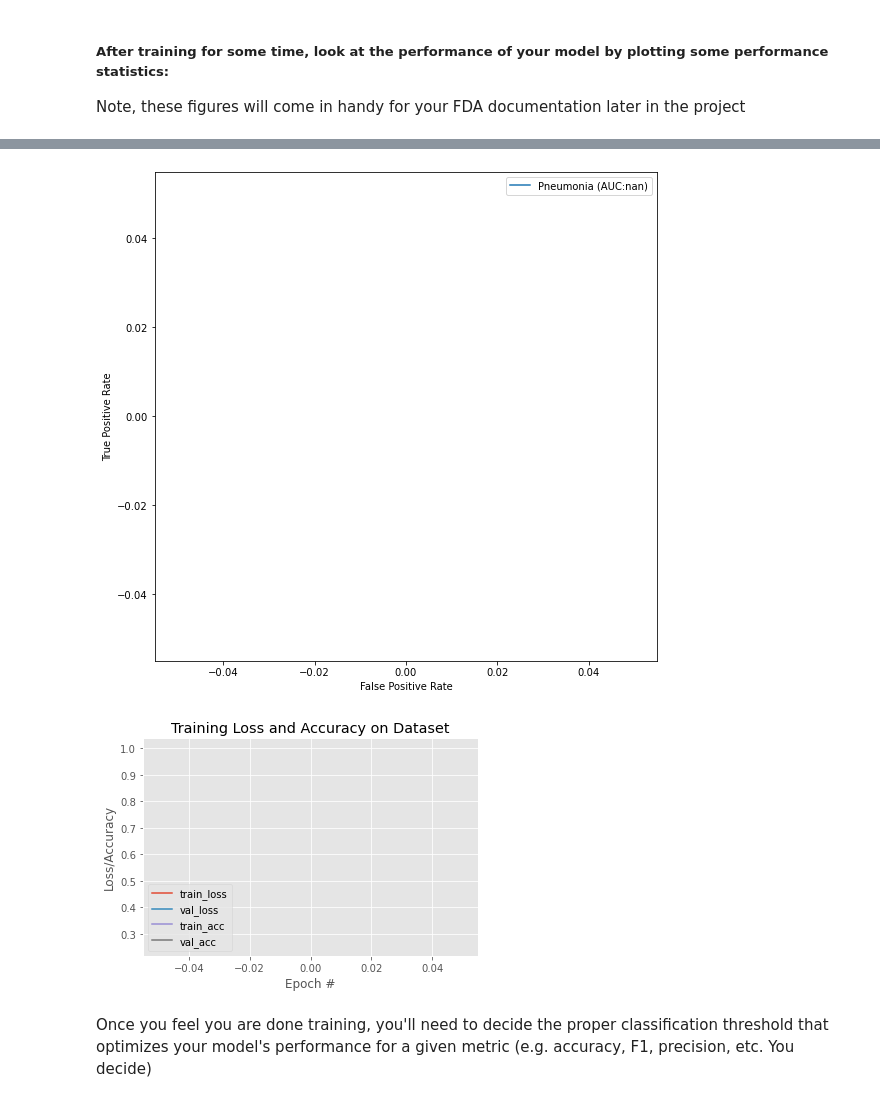
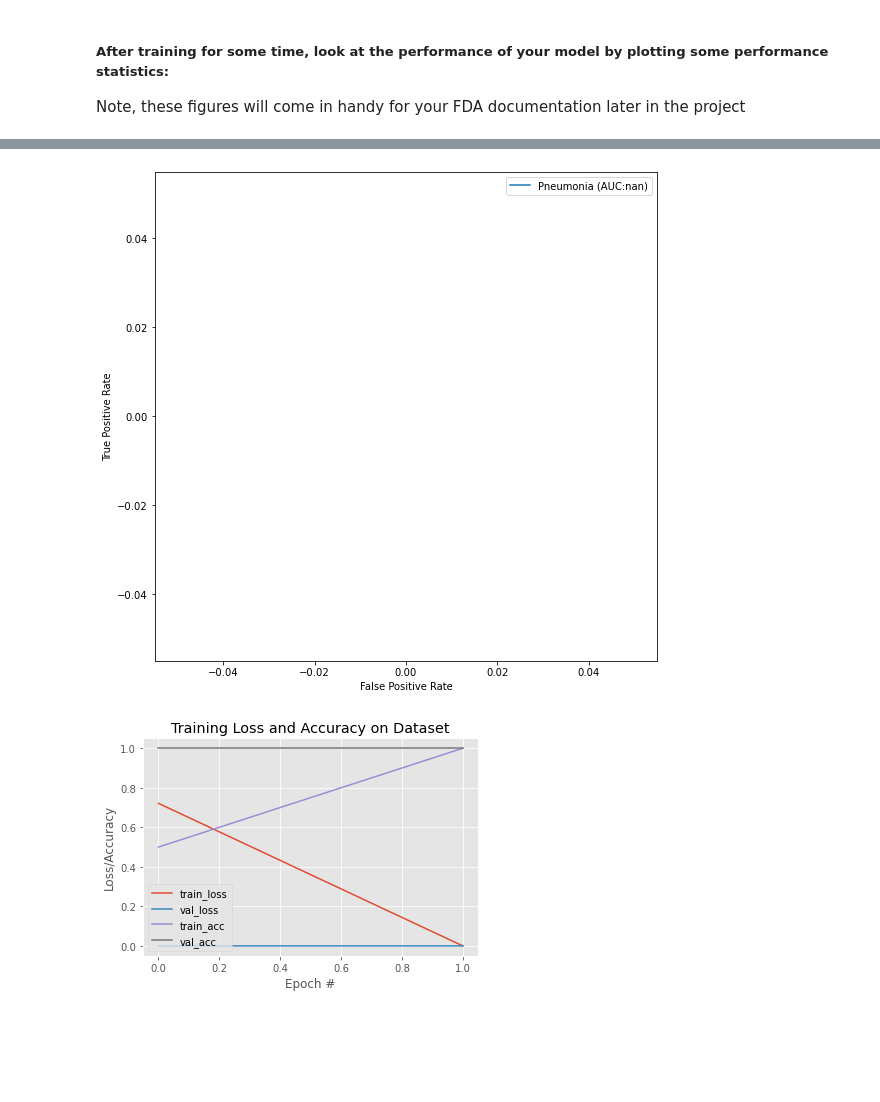
Before and after one commit to Thada-Jirajaras/Pneumonia-Detection-From-Chest-X-Rays, a Jupyter notebook: Build and train model.ipynb, the cells around one changed output, grey strips where cells are left out. Drawn from its saved outputs; the diff is of its cells as text; code cells hidden in the pictures; blank space fills up the shorter version.

```diff
--- a/Build and train model.ipynb
+++ b/Build and train model.ipynb
@@ -35,7 +41,7 @@ Using TensorFlow backend.
 from source.train import create_splits
 dev_flag = 1
 if dev_flag:
-    train_data = train_data.sample(1000)
+    train_data = train_data.sample(1500)
 # %% [markdown]
 #### First suggestion: perform some image augmentation on your data
 # %%
@@ -85,4 +98,6 @@ from source.train import build_callbacks_list
 
 # Todo
 weight_path = "{}_my_model.best.hdf5".format('xray_class')
-callbacks_list = build_callbacks_list(weight_path = weight_path)
+callbacks_list = build_callbacks_list(weight_path = weight_path,
+                                      initial_learning_rate = 0.0001,
+                                      maximal_learning_rate = 0.1)
@@ -95,6 +108,6 @@ from source.train import train
 history = train(model = my_model,
                 callbacks_list = callbacks_list,
                 train_gen = train_gen,
-                validation_data = (valX, valY),
-               epochs = 1)
+                validation_data = val_gen,
+               epochs = 2)
 # %% [output]
@@ -111,5 +122,5 @@ Note, these figures will come in handy for your FDA documentation later in the p
 ## Note that detecting pneumonia is hard even for trained expert radiologists,
 ## so there is no need to make the model perfect.
 my_model.load_weights(weight_path)
-pred_Y = my_model.predict(valX, batch_size = 32, verbose = True)
+pred_Y = my_model.predict(val_gen, verbose = True)
 # %% [output]
@@ -117,15 +128,13 @@ pred_Y = my_model.predict(valX, batch_size = 32, verbose = True)
 # %%
 from source.predict import plot_auc, plot_history, calc_f1, plot_history
 
 probability = pred_Y.flatten()
-ground_truth = valY
+ground_truth = val_gen.labels
 plot_auc(ground_truth, probability)
 plot_history(history)
 # %% [output]
 [figure]
-[figure, old version]
+[figure, new version]
-# %% [markdown]
-Once you feel you are done training, you'll need to decide the proper classification threshold that optimizes your model's performance for a given metric (e.g. accuracy, F1, precision, etc.  You decide)
 # %%
 ## Find the threshold that optimize your model's performance,
 ## and use that threshold to make binary classification. Make sure you take all your metrics into consideration.
```
Also changed, not shown: parts of 14 cells of this notebook, 4 other files.
